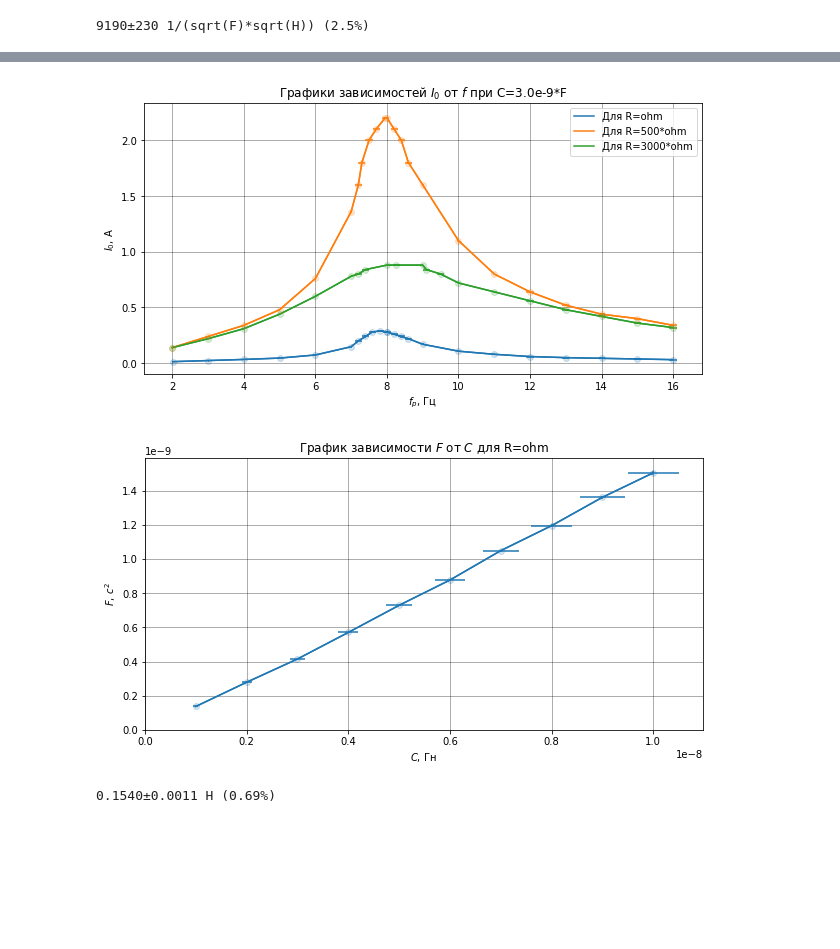
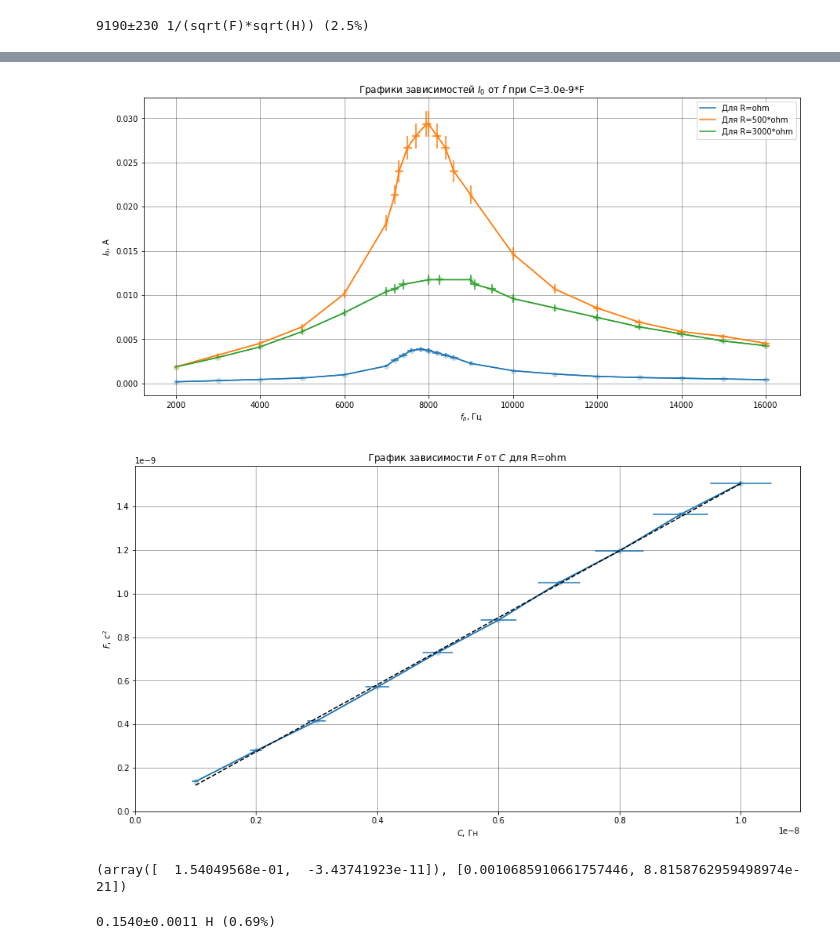
Before and after one commit to Wiki-fan/miptlabs, a Jupyter notebook: lab2.2.2.ipynb, the cells around one changed output, grey strips where cells are left out. Saved outputs shown, nothing was run; the diff lists cells and outputs as text; code cells hidden in the pictures; blank space fills up the shorter version.

```diff
--- a/lab2.2.2.ipynb
+++ b/lab2.2.2.ipynb
@@ -34,12 +37,12 @@ sp.__version__
 '1.1.2.dev'
 # %%
 C = ml.PQ(3e-9*u.farad, epsilon=0.05)
-R = ml.PQ(75*u.ohm, sigma=0.1*u.ohm)
-R0 = ml.PQ(1*u.ohm, sigma=0.1*u.ohm)
-R1 = ml.PQ(500*u.ohm, sigma=0.1*u.ohm)
-R2 = ml.PQ(3000*u.ohm, sigma=0.1*u.ohm)
-L = ml.PQ(100e-3*u.henry, sigma=0.1e-3*u.henry)
-f = 1/(2*np.pi*(C*L)**(sp.Rational(1,2)))
+R = ml.PQ(75*u.ohm, epsilon=0.05)
+R0 = ml.PQ(1*u.ohm, epsilon=0.05)
+R1 = ml.PQ(500*u.ohm, epsilon=0.05)
+R2 = ml.PQ(3000*u.ohm, epsilon=0.05)
+L_desired = ml.PQ(100e-3*u.henry, sigma=0.1e-3*u.henry)
+f = 1/(2*np.pi*np.sqrt(C*L_desired))
 print(f) # Приблизительная резонансная частота контура (по примерному значению индуктивности)
 # %% [output]
 9190±230 1/(sqrt(F)*sqrt(H)) (2.5%)
@@ -47,24 +50,24 @@ print(f) # Приблизительная резонансная частота
 data = pd.read_csv('lab2.2.2.csv')
 df = pd.DataFrame()
 df2 = pd.DataFrame()
-df['f.0'] = data.apply(lambda row: ml.PQ(row['f']*1e3*u.hz, sigma=row['f_sigma']*1e3*u.hz, dim=u.kilo*u.hz), axis=1)
+df['f.0'] = data.apply(lambda row: ml.PQ(row['f']*1e3*u.hz, sigma=row['f_sigma']*1e3*u.hz), axis=1)
 df['U.0'] = data.apply(lambda row: ml.PQ(row['U']*row['U_mult']*1e-3*u.volt,
                                          sigma=0.2*row['U_mult']*1e-3*u.volt), axis=1)
-df['I_0.0'] = ml.pqarray((df['U.0']/R)).repr_as(u.milli*u.A)
+df['I_0.0'] = ml.pqarray((df['U.0']/R))
 
-df['f.1'] = data.apply(lambda row: ml.PQ(row['f.1']*1e3*u.hz, sigma=row['f_sigma']*1e3*u.hz, dim=u.kilo*u.hz), axis=1)
+df['f.1'] = data.apply(lambda row: ml.PQ(row['f.1']*1e3*u.hz, sigma=row['f_sigma']*1e3*u.hz), axis=1)
 df['U.1'] = data.apply(lambda row: ml.PQ(row['U.1']*row['U_mult.1']*10e-3*u.volt,
                                            sigma=0.2*row['U_mult.1']*1e-3*u.volt), axis=1)
-df['I_0.1'] = ml.pqarray((df['U.1']/R)).repr_as(u.milli*u.A)
+df['I_0.1'] = ml.pqarray((df['U.1']/R))
 
 df['f.2'] = data[~data['f.2'].isnull()].apply(lambda row: ml.PQ(row['f.2']*1e3*u.hz,
-                                                                  sigma=row['f_sigma']*1e3*u.hz, dim=u.kilo*u.hz), axis=1)
+                                                                  sigma=row['f_sigma']*1e3*u.hz), axis=1)
 df['U.2'] = data[~data['U.2'].isnull()].apply(lambda row: ml.PQ(row['U.2']*row['U_mult.2']*10e-3*u.volt,
                                            sigma=0.2*row['U_mult.2']*1e-3*u.volt), axis=1)
-df['I_0.2'] = pd.Series(ml.pqarray((df['U.2'].dropna()/R)).repr_as(u.milli*u.A))
+df['I_0.2'] = pd.Series(ml.pqarray((df['U.2'].dropna()/R)))
 
 df2['C'] = data[~data['C'].isnull()].apply(lambda row: ml.PQ(row['C']*1e-9*u.farad, epsilon=0.05), axis=1)
-df2['f_p'] = data[~data['f_p'].isnull()].apply(lambda row: ml.PQ(row['f_p']*1e3*u.hz, sigma=0.01e3*u.hz, dim=u.kilo*u.hz), axis=1)
+df2['f_p'] = data[~data['f_p'].isnull()].apply(lambda row: ml.PQ(row['f_p']*1e3*u.hz, sigma=0.01e3*u.hz), axis=1)
 
 # Соответствующие резонансы
 f_p0 = ml.PQ(7.81*1e3*u.hz, sigma=0.01*1e3*u.hz)
@@ -115,20 +120,20 @@ ml.write_latex('lab2.2.2 table2.tex', table_to_print[table_to_print.columns[10:]
 # %%
-plt.figure(figsize=(10,5))
+plt.figure(figsize=(15,7))
 df=df.sort_values(by='f.0')
-ml.plt_pq(df['f.0'], df['U.0'], label='Для R=%s'%R0.val)
+ml.plt_pq(df['f.0'], df['I_0.0'], label='Для R=%s'%R0.val)
 df=df.sort_values(by='f.1')
-ml.plt_pq(df['f.1'], df['U.1'], label='Для R=%s'%R1.val)
+ml.plt_pq(df['f.1'], df['I_0.1'], label='Для R=%s'%R1.val)
 df=df.sort_values(by='f.2')
-ml.plt_pq(df['f.2'].dropna(), df['U.2'].dropna(), label='Для R=%s'%R2.val)
+ml.plt_pq(df['f.2'].dropna(), df['I_0.2'].dropna(), label='Для R=%s'%R2.val)
 plt.xlabel('$f_p$, Гц')
-plt.ylabel('$I_0$, А')
+plt.ylabel('$I_0$, A')
 plt.title('Графики зависимостей $I_0$ от $f$ при C=%s'%C.val)
 plt.show()
 # %% [output]
-[figure, old version]
+[figure, new version]
 # %%
-plt.figure(figsize=(10, 5))
-ml.plt_pq(df2['C'].dropna(), df2['F'].dropna())
+plt.figure(figsize=(15, 8))
+ml.plt_pq(df2['C'].dropna(), df2['F'].dropna(), ols=True)
 plt.xlabel('$C$, Гн')
 plt.ylabel('$F$, $с^2$')
 plt.xlim(xmin=0)
@@ -136,10 +141,12 @@ plt.ylim(ymin=0)
 plt.title('График зависимости $F$ от $C$ для R=%s'%R0.val)
 plt.show()
 # %% [output]
-[figure, old version]
+[figure, new version]
 # %%
 ols_coefs = ml.OLS(df2['C'].dropna(), df2['F'].dropna())
+print(ols_coefs)
 L = ml.PQ(ols_coefs[0][0]*u.henry, sigma=ols_coefs[1][0]*u.henry)
 L
 # %% [output]
-0.1540±0.0011 H (0.69%)
+(array([  1.54049568e-01,  -3.43741923e-11]), [0.0010685910661757446, 8.8158762959498974e-21])
+0.1540±0.0011 H (0.69%)
```
Also changed, not shown: parts of 3 cells of this notebook, 1 other file.
